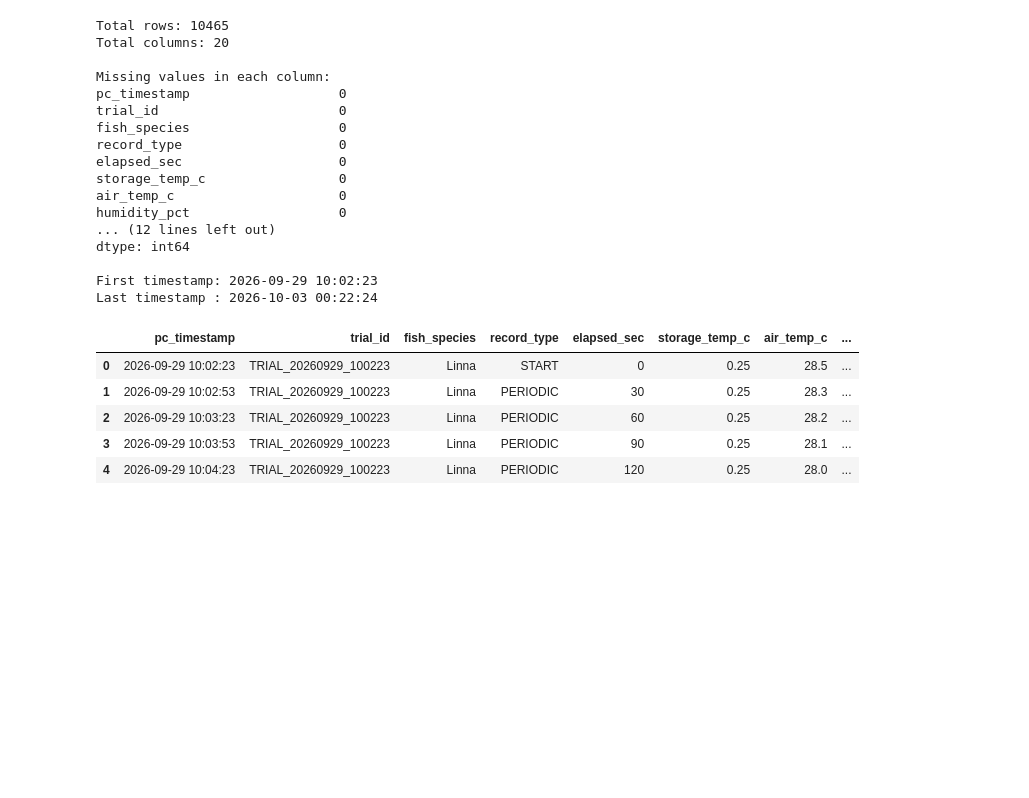
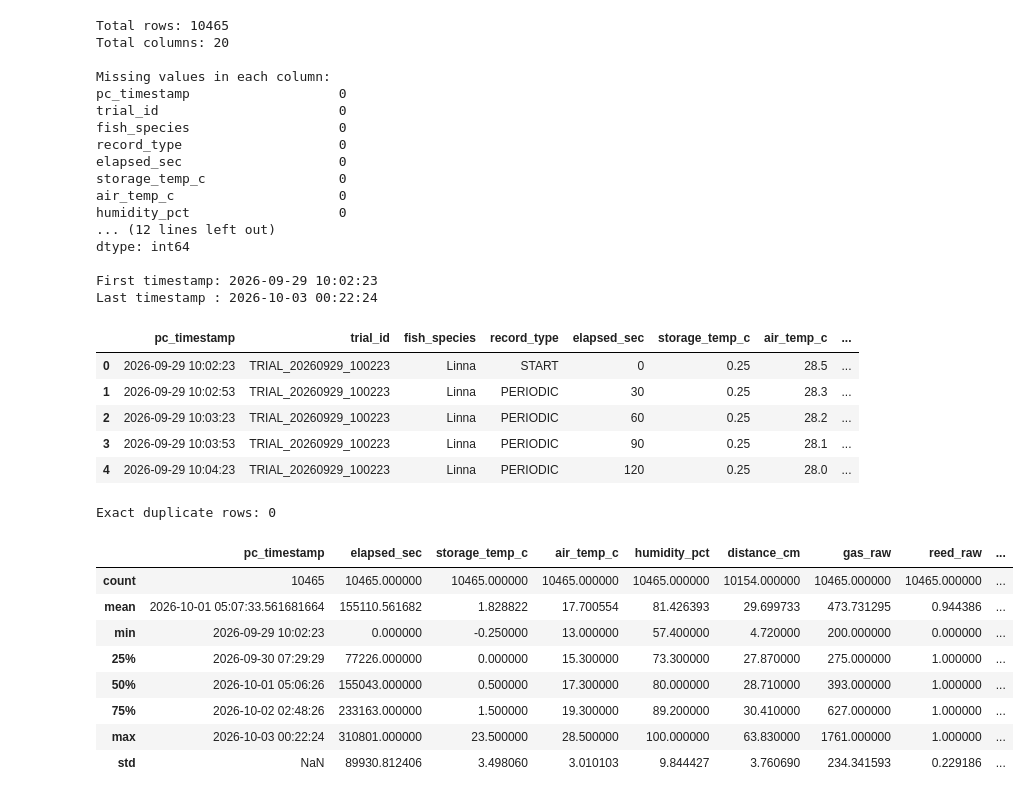
Before and after one commit to Bhagya-Navodyani/Intelligent_Fish_Storage-ML, a Jupyter notebook: notebook/Fish_Storage_ML_Pipeline.ipynb, the cells around one changed output. Drawn from its saved outputs; the diff is of its cells as text; code cells hidden in the pictures; blank space fills up the shorter version.

```diff
--- a/notebook/Fish_Storage_ML_Pipeline.ipynb
+++ b/notebook/Fish_Storage_ML_Pipeline.ipynb
@@ -76,3 +81,22 @@ Last timestamp : 2026-10-03 00:22:24
 | 2 | 2026-09-29 10:03:23 | TRIAL_20260929_100223 | Linna | PERIODIC | 60 | 0.25 | 28.2 | ... |
 | 3 | 2026-09-29 10:03:53 | TRIAL_20260929_100223 | Linna | PERIODIC | 90 | 0.25 | 28.1 | ... |
 | 4 | 2026-09-29 10:04:23 | TRIAL_20260929_100223 | Linna | PERIODIC | 120 | 0.25 | 28.0 | ... |
+# %%
+# Check exact duplicate rows
+duplicate_count = df.duplicated().sum()
+
+print("Exact duplicate rows:", duplicate_count)
+
+# Display basic numerical statistics
+display(df.describe())
+# %% [output]
+Exact duplicate rows: 0
+|  | pc_timestamp | elapsed_sec | storage_temp_c | air_temp_c | humidity_pct | distance_cm | gas_raw | reed_raw | ... |
+| count | 10465 | 10465.000000 | 10465.000000 | 10465.000000 | 10465.000000 | 10154.000000 | 10465.000000 | 10465.000000 | ... |
+| mean | 2026-10-01 05:07:33.561681664 | 155110.561682 | 1.828822 | 17.700554 | 81.426393 | 29.699733 | 473.731295 | 0.944386 | ... |
+| min | 2026-09-29 10:02:23 | 0.000000 | -0.250000 | 13.000000 | 57.400000 | 4.720000 | 200.000000 | 0.000000 | ... |
+| 25% | 2026-09-30 07:29:29 | 77226.000000 | 0.000000 | 15.300000 | 73.300000 | 27.870000 | 275.000000 | 1.000000 | ... |
+| 50% | 2026-10-01 05:06:26 | 155043.000000 | 0.500000 | 17.300000 | 80.000000 | 28.710000 | 393.000000 | 1.000000 | ... |
+| 75% | 2026-10-02 02:48:26 | 233163.000000 | 1.500000 | 19.300000 | 89.200000 | 30.410000 | 627.000000 | 1.000000 | ... |
+| max | 2026-10-03 00:22:24 | 310801.000000 | 23.500000 | 28.500000 | 100.000000 | 63.830000 | 1761.000000 | 1.000000 | ... |
+| std | NaN | 89930.812406 | 3.498060 | 3.010103 | 9.844427 | 3.760690 | 234.341593 | 0.229186 | ... |
```
Also changed, not shown: parts of 5 cells of this notebook.
